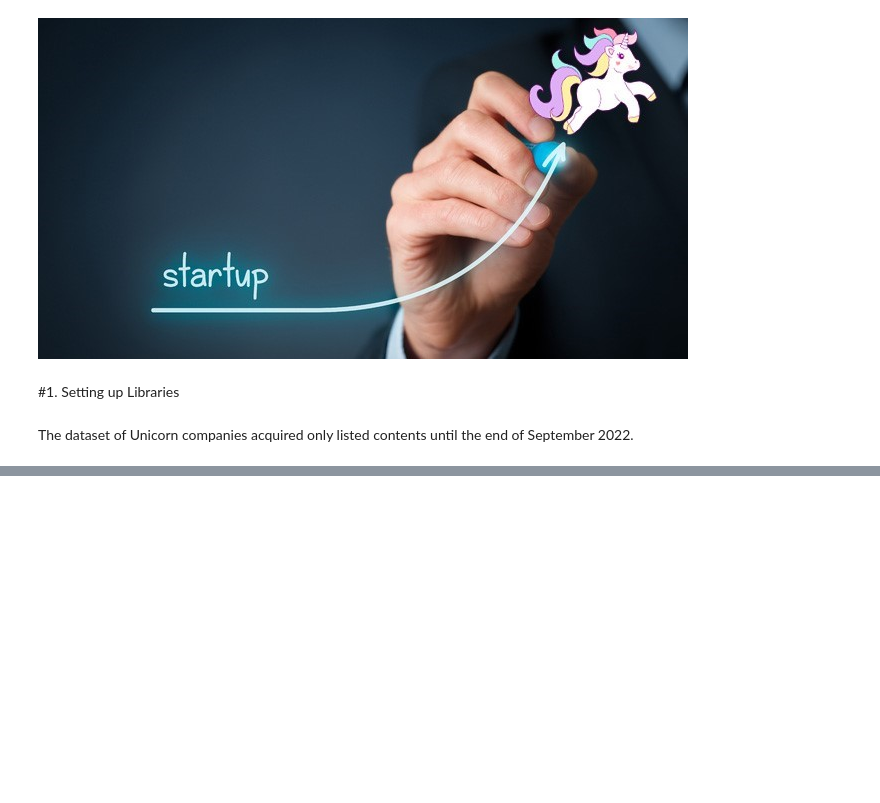
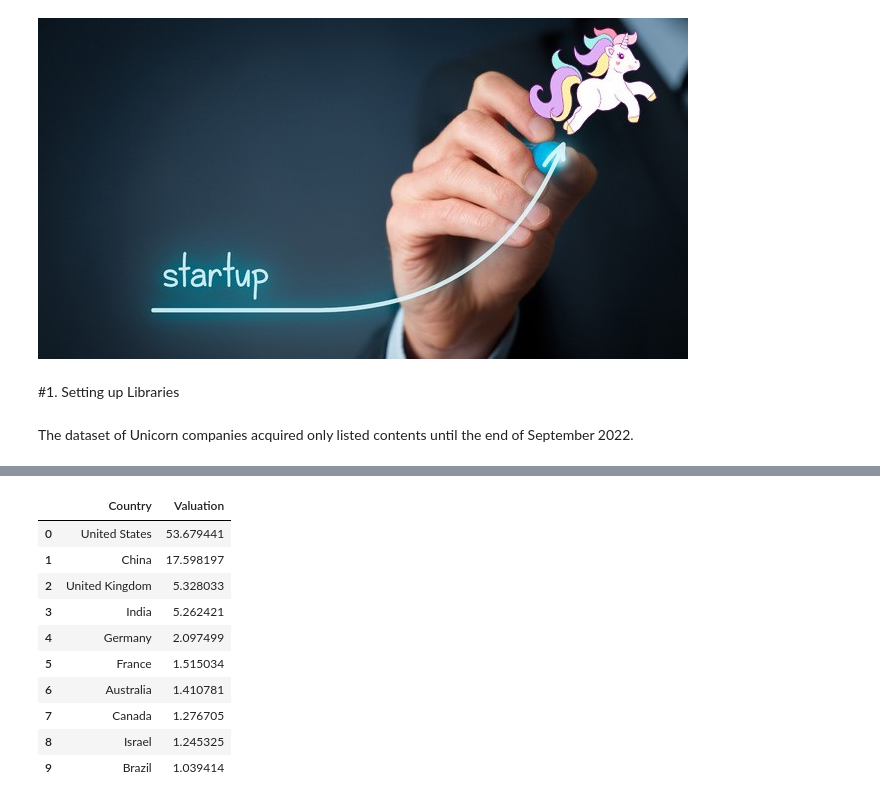
Before and after one commit to gabriel-cm-saldanha/Unicorn_Startups, a Jupyter notebook: Projeto_Unicornios.ipynb, the cells around one changed output, grey strips where cells are left out. Cells and saved outputs as stored; diff of their text form; code cells hidden in the pictures; blank space fills up the shorter version.

```diff
--- a/Projeto_Unicornios.ipynb
+++ b/Projeto_Unicornios.ipynb
@@ -42,0 +159,7 @@ df.head()
+# %%
+df['Date_Joined'] = df['Date_Joined'].astype('datetime64[ns]')
+df.Valuation = [x.replace("$","") for x in df.Valuation]
+df.Valuation = df.Valuation.astype(float)
+df
+# %%
+df_ref.rename(lambda x: x.strip().replace(' ', '_'), axis='columns', inplace=True)
@@ -42,0 +211,15 @@ df.head()
+# %%
+(df.groupby('Country').Valuation.sum()/df.Valuation.sum() * 100)\
+                    .sort_values(ascending=False).reset_index()[:10]
+# %% [output]
+|  | Country | Valuation |
+| 0 | United States | 53.679441 |
+| 1 | China | 17.598197 |
+| 2 | United Kingdom | 5.328033 |
+| 3 | India | 5.262421 |
+| 4 | Germany | 2.097499 |
+| 5 | France | 1.515034 |
+| 6 | Australia | 1.410781 |
+| 7 | Canada | 1.276705 |
+| 8 | Israel | 1.245325 |
+| 9 | Brazil | 1.039414 |
```
Also changed, not shown: parts of 37 cells of this notebook.
